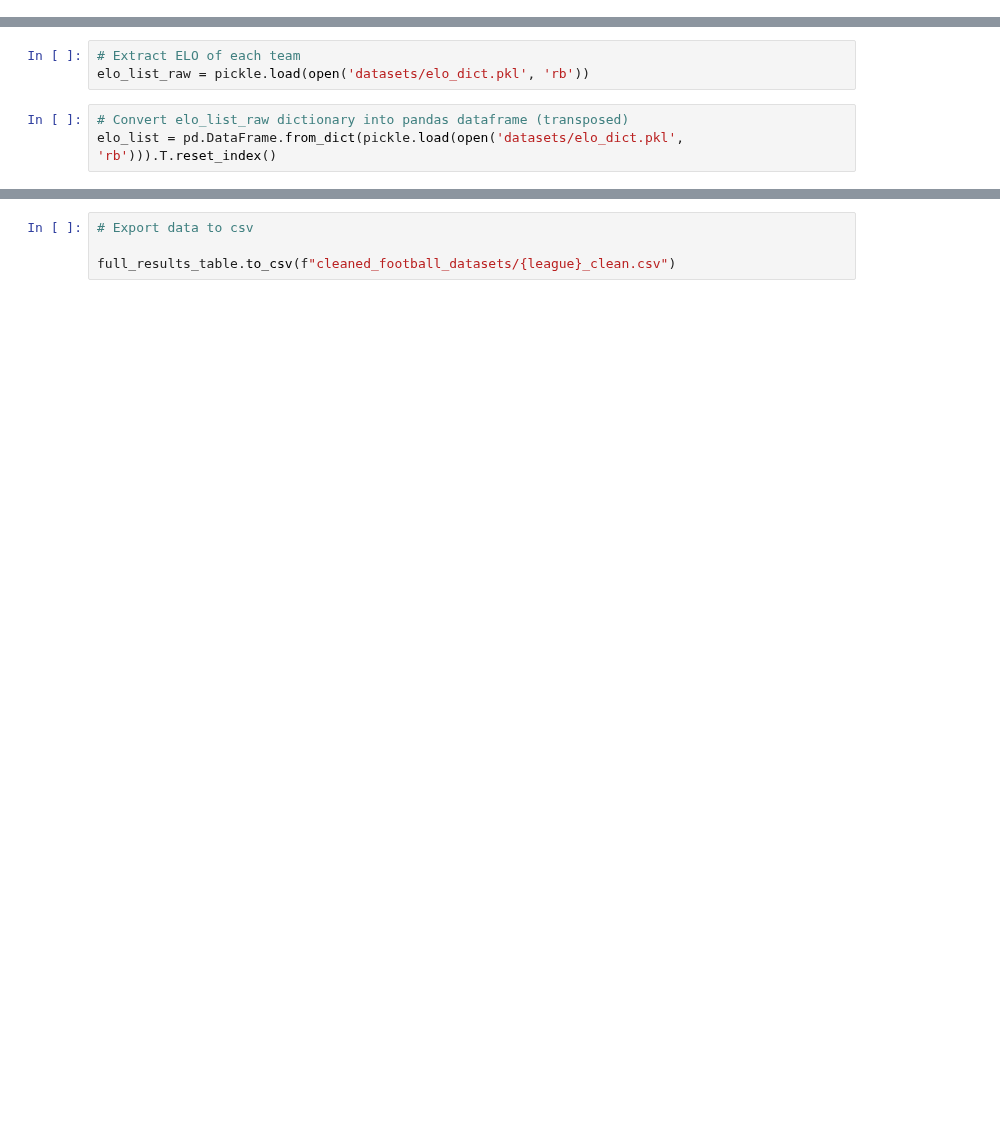
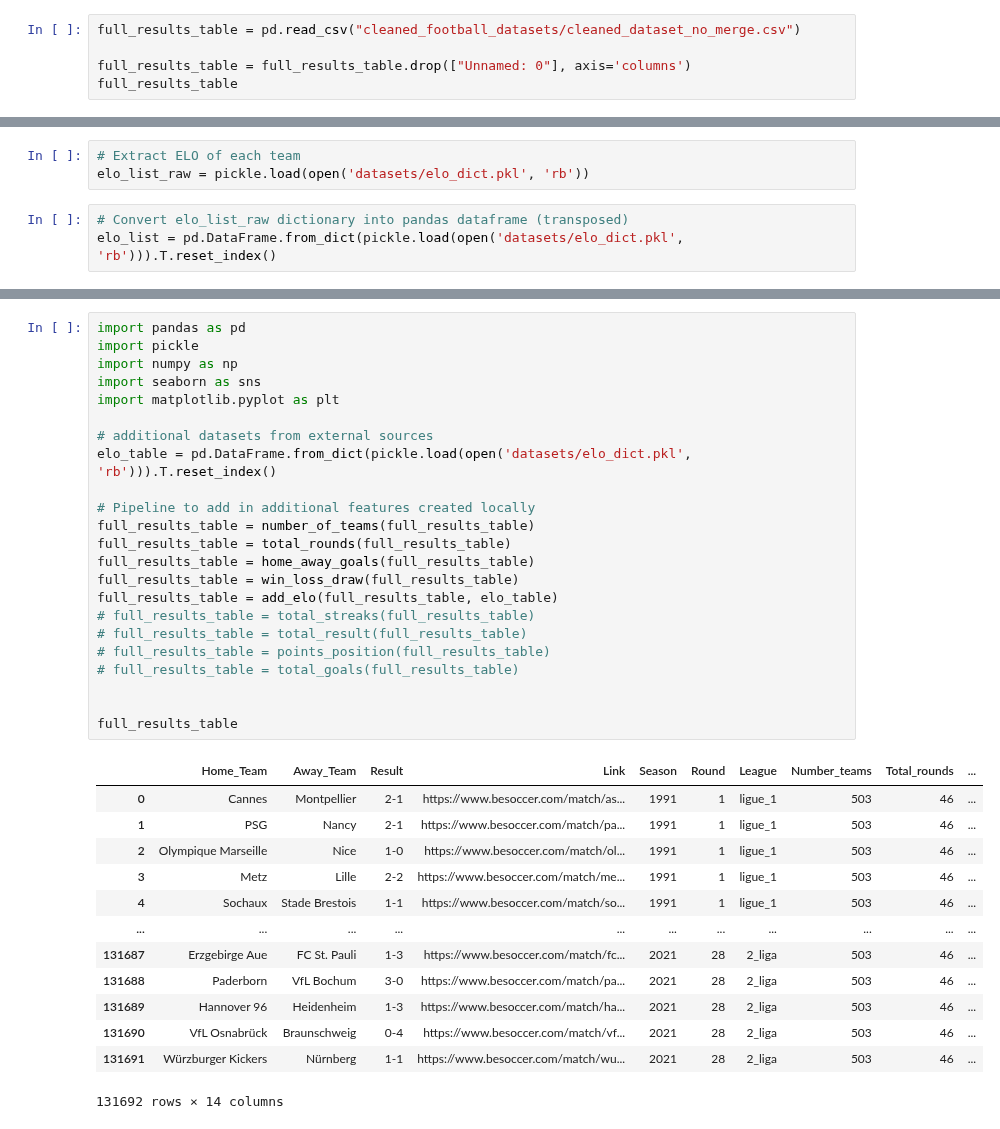
Before and after one commit to armanh3k/Football-Outcome-Predictions, a Jupyter notebook: feature_engineering.ipynb, the cells around one changed output, grey strips where cells are left out. Cells and saved outputs as stored; diff of their text form; blank space fills up the shorter version.

```diff
--- a/feature_engineering.ipynb
+++ b/feature_engineering.ipynb
@@ -223,0 +16,5 @@ Create new features for dataset that may return interesting insights
+# %%
+full_results_table = pd.read_csv("cleaned_football_datasets/cleaned_dataset_no_merge.csv")
+
+full_results_table = full_results_table.drop(["Unnamed: 0"], axis='columns')
+full_results_table
@@ -859,4 +535,37 @@ ValueError: invalid literal for int() with base 10: '17 JA'
-# %%
-# Export data to csv
-
-full_results_table.to_csv(f"cleaned_football_datasets/{league}_clean.csv")
+# %%
+import pandas as pd
+import pickle
+import numpy as np
+import seaborn as sns
+import matplotlib.pyplot as plt
+
+# additional datasets from external sources
+elo_table = pd.DataFrame.from_dict(pickle.load(open('datasets/elo_dict.pkl', 'rb'))).T.reset_index()
+
+# Pipeline to add in additional features created locally
+full_results_table = number_of_teams(full_results_table)
+full_results_table = total_rounds(full_results_table)
+full_results_table = home_away_goals(full_results_table)
+full_results_table = win_loss_draw(full_results_table)
+full_results_table = add_elo(full_results_table, elo_table)
+# full_results_table = total_streaks(full_results_table)
+# full_results_table = total_result(full_results_table)
+# full_results_table = points_position(full_results_table)
+# full_results_table = total_goals(full_results_table)
+
+
+full_results_table
+# %% [output]
+|  | Home_Team | Away_Team | Result | Link | Season | Round | League | Number_teams | Total_rounds | ... |
+| 0 | Cannes | Montpellier | 2-1 | https://www.besoccer.com/match/as... | 1991 | 1 | ligue_1 | 503 | 46 | ... |
+| 1 | PSG | Nancy | 2-1 | https://www.besoccer.com/match/pa... | 1991 | 1 | ligue_1 | 503 | 46 | ... |
+| 2 | Olympique Marseille | Nice | 1-0 | https://www.besoccer.com/match/ol... | 1991 | 1 | ligue_1 | 503 | 46 | ... |
+| 3 | Metz | Lille | 2-2 | https://www.besoccer.com/match/me... | 1991 | 1 | ligue_1 | 503 | 46 | ... |
+| 4 | Sochaux | Stade Brestois | 1-1 | https://www.besoccer.com/match/so... | 1991 | 1 | ligue_1 | 503 | 46 | ... |
+| ... | ... | ... | ... | ... | ... | ... | ... | ... | ... | ... |
+| 131687 | Erzgebirge Aue | FC St. Pauli | 1-3 | https://www.besoccer.com/match/fc... | 2021 | 28 | 2_liga | 503 | 46 | ... |
+| 131688 | Paderborn | VfL Bochum | 3-0 | https://www.besoccer.com/match/pa... | 2021 | 28 | 2_liga | 503 | 46 | ... |
+| 131689 | Hannover 96 | Heidenheim | 1-3 | https://www.besoccer.com/match/ha... | 2021 | 28 | 2_liga | 503 | 46 | ... |
+| 131690 | VfL Osnabrück | Braunschweig | 0-4 | https://www.besoccer.com/match/vf... | 2021 | 28 | 2_liga | 503 | 46 | ... |
+| 131691 | Würzburger Kickers | Nürnberg | 1-1 | https://www.besoccer.com/match/wu... | 2021 | 28 | 2_liga | 503 | 46 | ... |
+131692 rows × 14 columns
```
Also changed, not shown: parts of 25 cells of this notebook, 2 other files.
